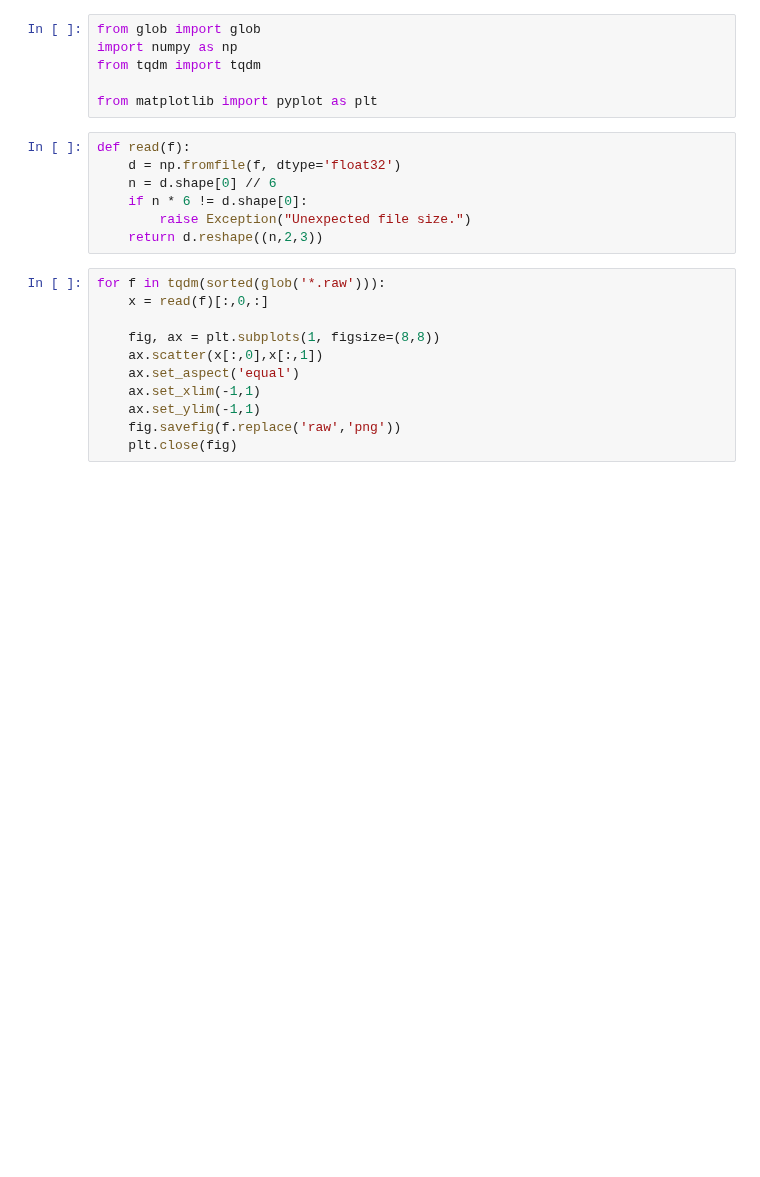
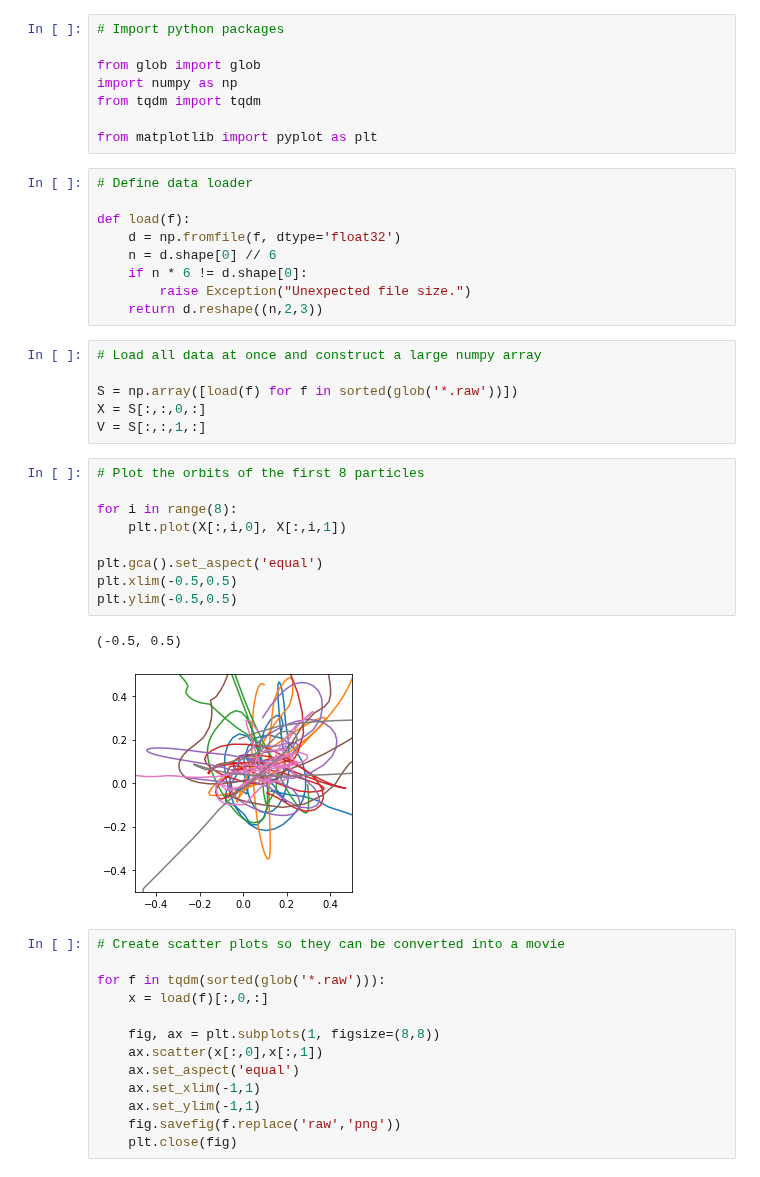
Before and after one commit to rndsrc/nbody, a Jupyter notebook: plot.ipynb, the cells around one changed output. Drawn from its saved outputs; the diff is of its cells as text; blank space fills up the shorter version.

Commit message:
Commit the plotting notebook

```diff
--- a/plot.ipynb
+++ b/plot.ipynb
@@ -1,19 +1,43 @@
 # %%
+# Import python packages
+
 from glob import glob
 import numpy as np
 from tqdm import tqdm
 
 from matplotlib import pyplot as plt
 # %%
-def read(f):
+# Define data loader
+
+def load(f):
     d = np.fromfile(f, dtype='float32')
     n = d.shape[0] // 6
     if n * 6 != d.shape[0]:
         raise Exception("Unexpected file size.")
     return d.reshape((n,2,3))
+# %%
+# Load all data at once and construct a large numpy array
+
+S = np.array([load(f) for f in sorted(glob('*.raw'))])
+X = S[:,:,0,:]
+V = S[:,:,1,:]
+# %%
+# Plot the orbits of the first 8 particles
+
+for i in range(8):
+    plt.plot(X[:,i,0], X[:,i,1])
+
+plt.gca().set_aspect('equal')
+plt.xlim(-0.5,0.5)
+plt.ylim(-0.5,0.5)
+# %% [output]
+(-0.5, 0.5)
+[figure, added]
 # %%
+# Create scatter plots so they can be converted into a movie
+
 for f in tqdm(sorted(glob('*.raw'))):
-    x = read(f)[:,0,:]
+    x = load(f)[:,0,:]
 
     fig, ax = plt.subplots(1, figsize=(8,8))
     ax.scatter(x[:,0],x[:,1])
```
